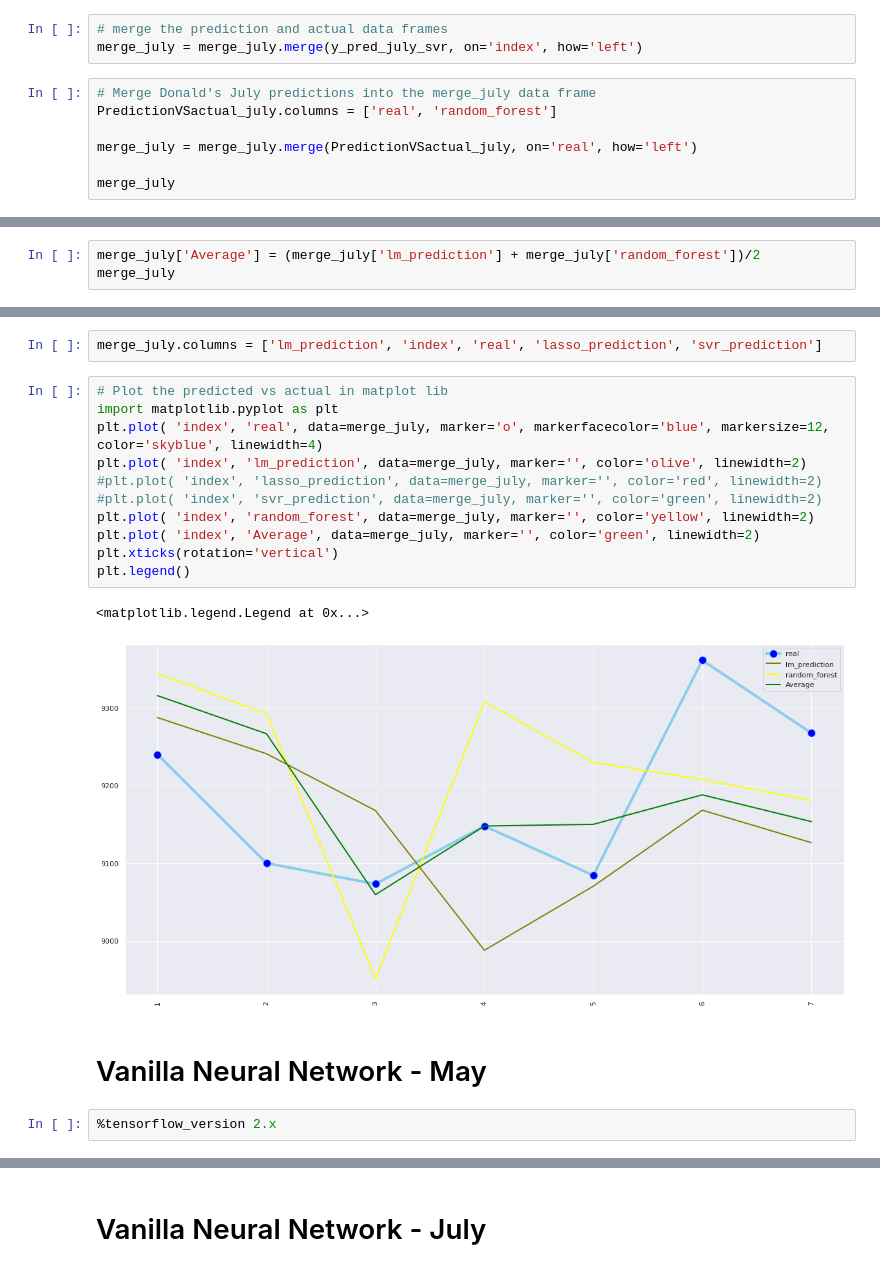
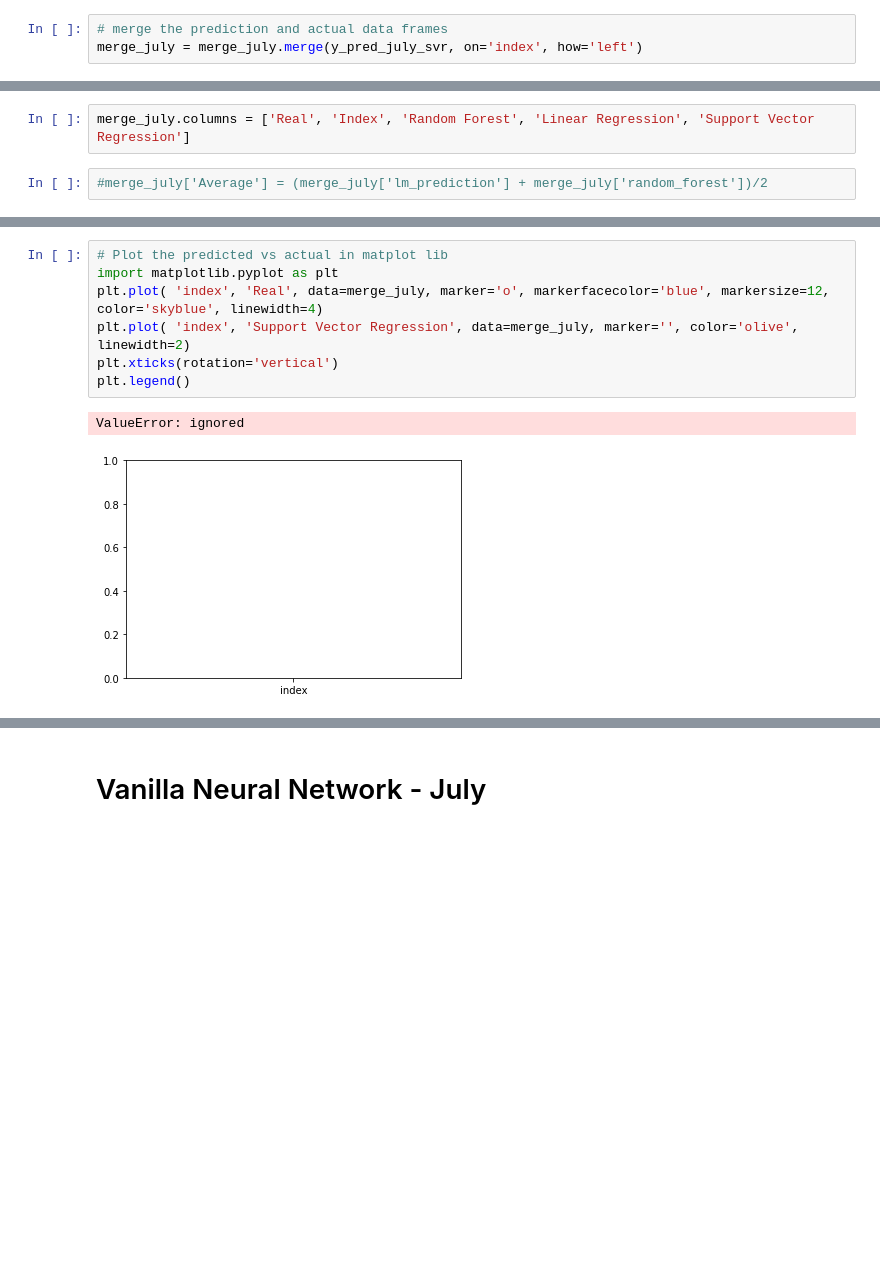
Before and after one commit to DonaldTurton/iLab2, a Jupyter notebook: Mdoelling_1.ipynb, the cells around one changed output, grey strips where cells are left out. Drawn from its saved outputs; the diff is of its cells as text; blank space fills up the shorter version.

```diff
--- a/Mdoelling_1.ipynb
+++ b/Mdoelling_1.ipynb
@@ -648,10 +788,3 @@ y_pred_july_svr
 # %%
 # merge the prediction and actual data frames
 merge_july = merge_july.merge(y_pred_july_svr, on='index', how='left')
-# %%
-# Merge Donald's July predictions into the merge_july data frame
-PredictionVSactual_july.columns = ['real', 'random_forest']
-
-merge_july = merge_july.merge(PredictionVSactual_july, on='real', how='left')
-
-merge_july
@@ -667,3 +791,4 @@ merge_july
+# %%
+merge_july.columns = ['Real', 'Index', 'Random Forest', 'Linear Regression', 'Support Vector Regression']
 # %%
-merge_july['Average'] = (merge_july['lm_prediction'] + merge_july['random_forest'])/2
-merge_july
+#merge_july['Average'] = (merge_july['lm_prediction'] + merge_july['random_forest'])/2
@@ -679,20 +795,10 @@ merge_july
-# %%
-merge_july.columns = ['lm_prediction', 'index', 'real', 'lasso_prediction', 'svr_prediction']
 # %%
 # Plot the predicted vs actual in matplot lib
 import matplotlib.pyplot as plt
-plt.plot( 'index', 'real', data=merge_july, marker='o', markerfacecolor='blue', markersize=12, color='skyblue', linewidth=4)
-plt.plot( 'index', 'lm_prediction', data=merge_july, marker='', color='olive', linewidth=2)
-#plt.plot( 'index', 'lasso_prediction', data=merge_july, marker='', color='red', linewidth=2)
-#plt.plot( 'index', 'svr_prediction', data=merge_july, marker='', color='green', linewidth=2)
-plt.plot( 'index', 'random_forest', data=merge_july, marker='', color='yellow', linewidth=2)
-plt.plot( 'index', 'Average', data=merge_july, marker='', color='green', linewidth=2)
+plt.plot( 'index', 'Real', data=merge_july, marker='o', markerfacecolor='blue', markersize=12, color='skyblue', linewidth=4)
+plt.plot( 'index', 'Support Vector Regression', data=merge_july, marker='', color='olive', linewidth=2)
 plt.xticks(rotation='vertical')
 plt.legend()
 # %% [output]
-<matplotlib.legend.Legend at 0x...>
+ValueError: ignored
-[figure, old version]
+[figure, new version]
-# %% [markdown]
-# Vanilla Neural Network - May
-# %%
-%tensorflow_version 2.x
```
Also changed, not shown: parts of 68 cells of this notebook.
